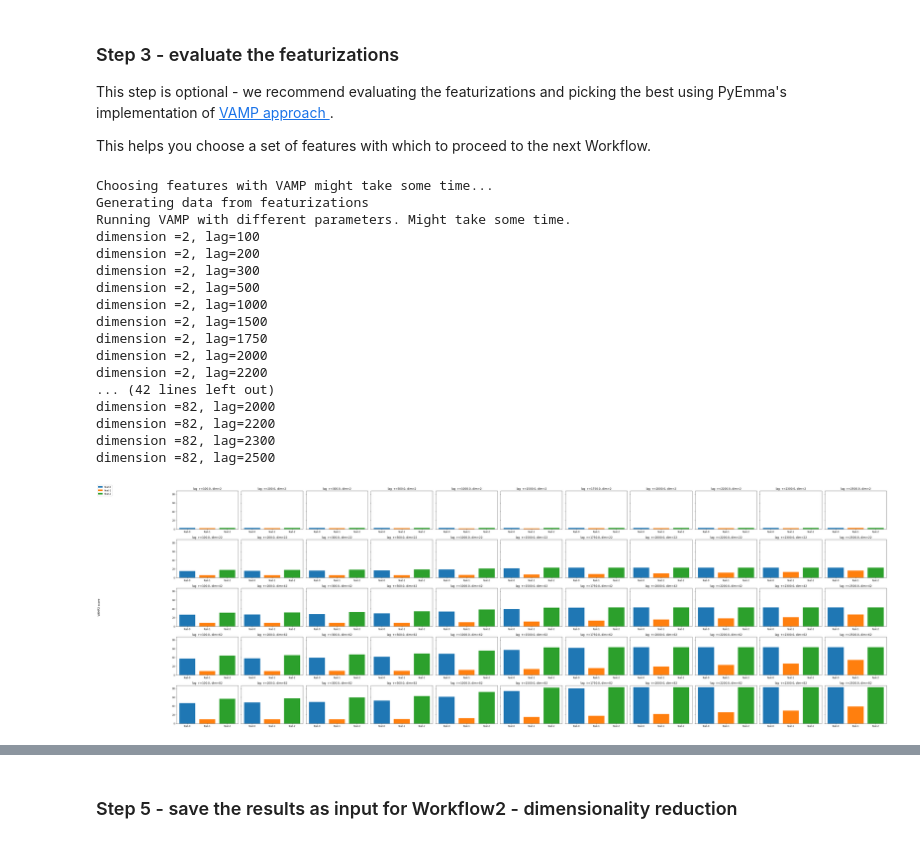
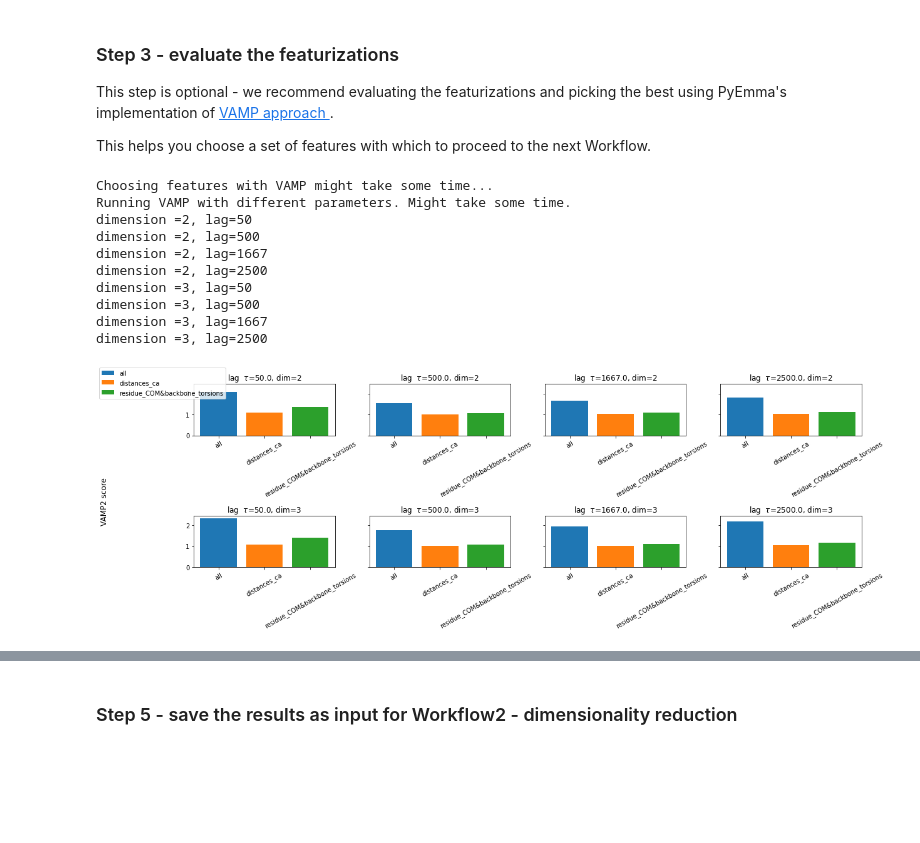
Before and after one commit to KavrakiLab/EnGens, a Jupyter notebook: notebooks/Workflow1-FeatureExtraction.ipynb, the cells around one changed output, grey strips where cells are left out. Saved outputs shown, nothing was run; the diff lists cells and outputs as text; code cells hidden in the pictures; blank space fills up the shorter version.

```diff
--- a/notebooks/Workflow1-FeatureExtraction.ipynb
+++ b/notebooks/Workflow1-FeatureExtraction.ipynb
@@ -106,15 +83,3 @@ Tab(children=(Box(children=(Box(children=(Box(children=(Label(value='step'), Int
 ### Step 2 - select different featurizations
 
 Here we select ways to featurize the trajectory. Any PyEmma <a href = http://www.emma-project.org/latest/api/generated/pyemma.coordinates.featurizer.html> trajectory featurization </a> can be used in this step and any of the parameters of the respective featurizations can be provided. Users can also use the default initialization which includes three sets of features: (1) amino-acid pairwise distances; (2) torsion angles and (3) amino-acid pairwise distances with the torsion angels.
-# %%
-# Example 1 - select the default featurizations
-
-# chose one of the above provided instances of engen class
-engen = engen3 # engen1 | engen2 | engen3
-
-# initialize default features
-engen.init_featurizers_default()
-
-# print the desctiption of the default features
-description = engen.describe_featurizers()
-print(description)
@@ -177,38 +162,31 @@ This step is optional - we recommend evaluating the featurizations and picking t
 
 This helps you choose a set of features with which to proceed to the next Workflow.
 # %%
-# choose the ensemble generator instance
-engen = engen3
-
-#initialize some features - default of custom
-engen.init_featurizers_default()
 
 #provide a range of lags and dimensions to train on
-lags = [100, 200, 300, 500, 1000, 1500]
-dims = [i + 1 for i in range(1,100, 20)]
+
+#to make an informed decision on lag times see the timescale of your simulation
+traj_times = mdtraj.load(engen.traj, top=engen.ref).time
+#number of frames
+traj_nframes = len(traj_times)
+lags = [int(traj_nframes/100), int(traj_nframes/10),int(traj_nframes/3), int(traj_nframes/2)]
+dims = [i + 1 for i in range(1,3)]
 
 #initialize VAMP2 featurizer and run it
 featsel = fs.VAMP2FeatureSelection(lags, dims, engen)
 featsel.run_vamp()
 
 #plot VAMP2 results
 featsel.plot_results()
 # %% [output]
 Choosing features with VAMP might take some time...
-Generating data from featurizations
 Running VAMP with different parameters. Might take some time.
-dimension =2, lag=100
-dimension =2, lag=200
-dimension =2, lag=300
+dimension =2, lag=50
 dimension =2, lag=500
-dimension =2, lag=1000
-dimension =2, lag=1500
-dimension =2, lag=1750
-dimension =2, lag=2000
-dimension =2, lag=2200
-... (42 lines left out)
-dimension =82, lag=2000
-dimension =82, lag=2200
-dimension =82, lag=2300
-dimension =82, lag=2500
+dimension =2, lag=1667
+dimension =2, lag=2500
+dimension =3, lag=50
+dimension =3, lag=500
+dimension =3, lag=1667
+dimension =3, lag=2500
-[figure, old version]
+[figure, new version]
```
Also changed, not shown: parts of 13 cells of this notebook, 7 other files.
